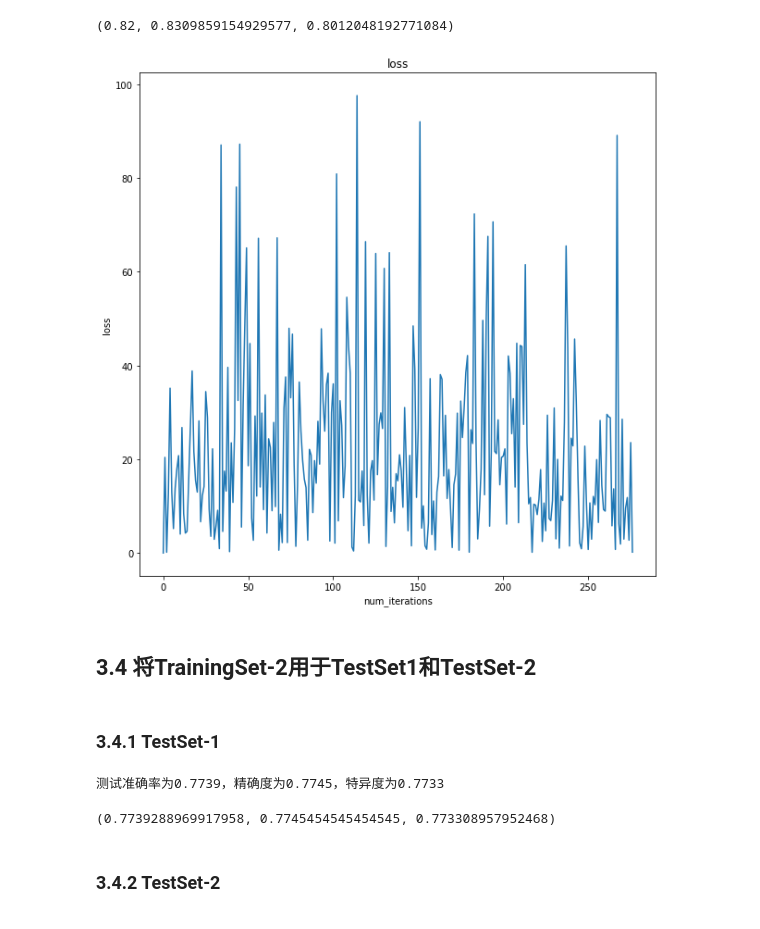
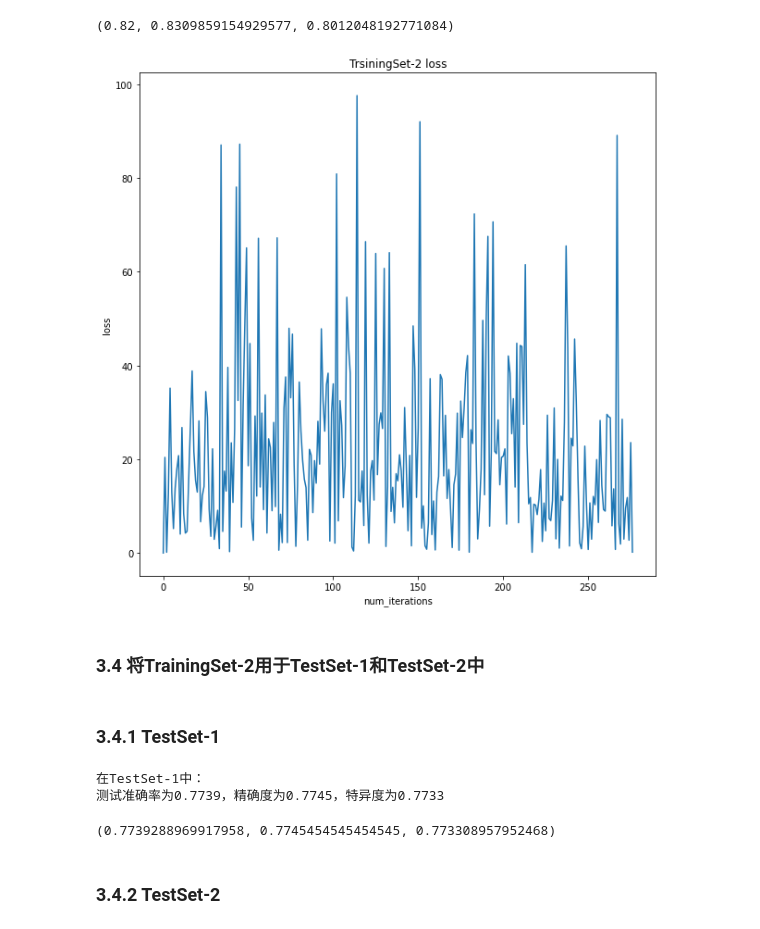
Before and after one commit to cuiyf17/Master-course, a Jupyter notebook: 机器学习/作业/Ex1_20210923/Ex1_2021210976.ipynb, the cells around one changed output. Saved outputs shown, nothing was run; the diff lists cells and outputs as text; code cells hidden in the pictures.

```diff
--- a/机器学习/作业/Ex1_20210923/Ex1_2021210976.ipynb
+++ b/机器学习/作业/Ex1_20210923/Ex1_2021210976.ipynb
@@ -230,20 +246,22 @@ per2.test(test2_data, test2_label)
 # %%
 plt.figure(figsize=(10,10))
 plt.plot(per2.loss)
 plt.xlabel("num_iterations")
 plt.ylabel("loss")
-plt.title("loss")
+plt.title("TrsiningSet-2 loss")
 plt.show()
 # %% [output]
-[figure, old version]
+[figure, new version]
-# %% [markdown]
-## 3.4 将TrainingSet-2用于TestSet1和TestSet-2
+# %% [markdown]
+### 3.4 将TrainingSet-2用于TestSet-1和TestSet-2中
 # %% [markdown]
 ### 3.4.1 TestSet-1
-# %%
-per2.test(test1_data, test1_label)
-# %% [output]
-测试准确率为0.7739，精确度为0.7745，特异度为0.7733
-(0.7739288969917958, 0.7745454545454545, 0.773308957952468)
+# %%
+print("在TestSet-1中：")
+per2.test(test1_data, test1_label)
+# %% [output]
+在TestSet-1中：
+测试准确率为0.7739，精确度为0.7745，特异度为0.7733
+(0.7739288969917958, 0.7745454545454545, 0.773308957952468)
 # %% [markdown]
 ### 3.4.2 TestSet-2
```
Also changed, not shown: parts of 13 cells of this notebook, 4 other files.
